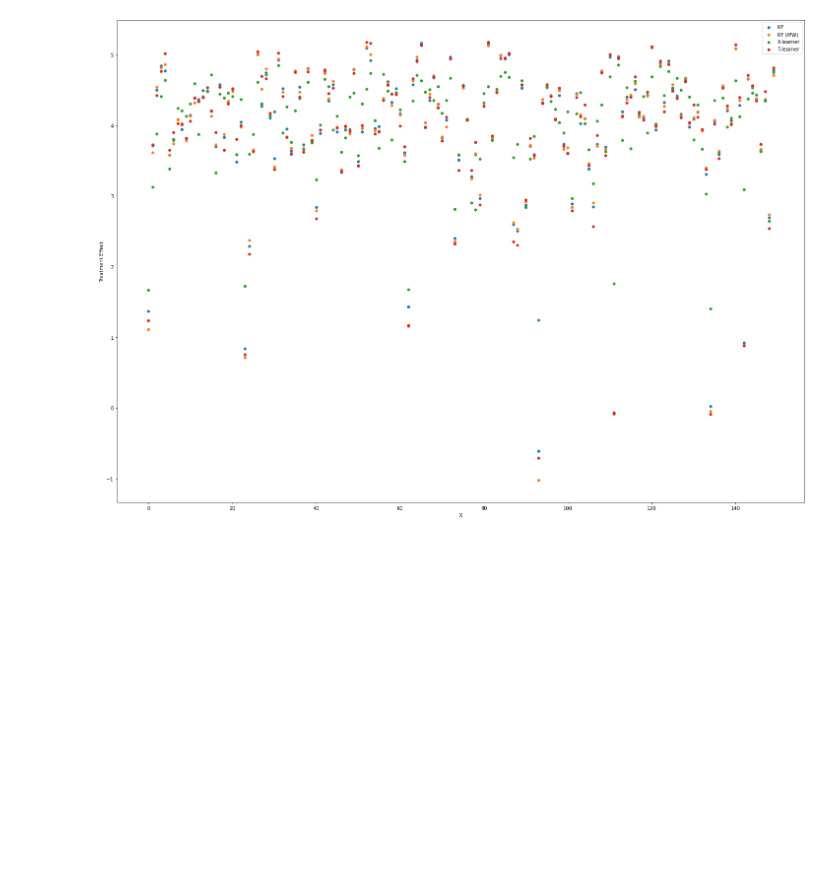
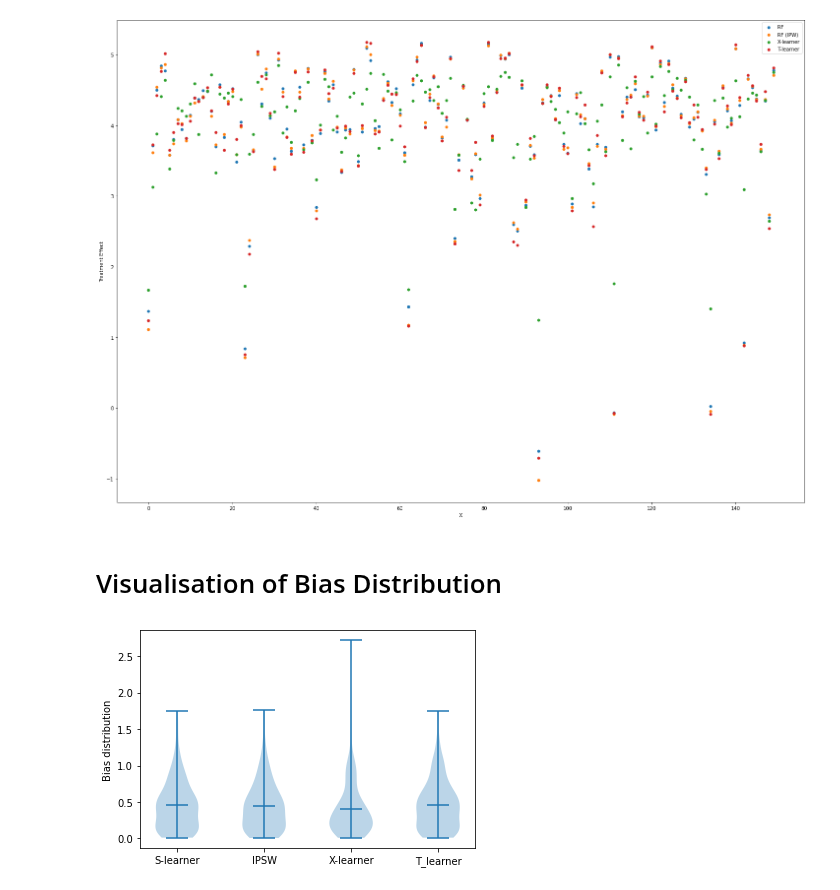
Before and after one commit to ADHIL-VENGAT/CE888-DataScience-and-Decision-making, a Jupyter notebook: CE888 Assignment 2(21a3)/IHDP submission coursework code 28.4.22.ipynb, the cells around one changed output. Cells and saved outputs as stored; diff of their text form; code cells hidden in the pictures; blank space fills up the shorter version.

```diff
--- a/CE888 Assignment 2(21a3)/IHDP submission coursework code 28.4.22.ipynb
+++ b/CE888 Assignment 2(21a3)/IHDP submission coursework code 28.4.22.ipynb
@@ -639,3 +639,17 @@ plt.legend()
 plt.show()
 # %% [output]
 [figure]
+# %% [markdown]
+# Visualisation of Bias Distribution
+# %%
+# Visualization of bias distribution
+plt.violinplot([np.abs(rf_te_test - ite_test),
+                np.abs(rf_ipsw_te_test - ite_test),
+                np.abs(xl_te_test - ite_test),
+                np.abs(tl_te_test - ite_test),
+               ], showmeans=True)
+plt.ylabel("Bias distribution")
+plt.xticks([1, 2, 3, 4], ['S-learner', 'IPSW', 'X-learner', 'T_learner'])
+plt.show()
+# %% [output]
+[figure, added]
```
Also changed, not shown: parts of 10 cells of this notebook, 2 other files.
